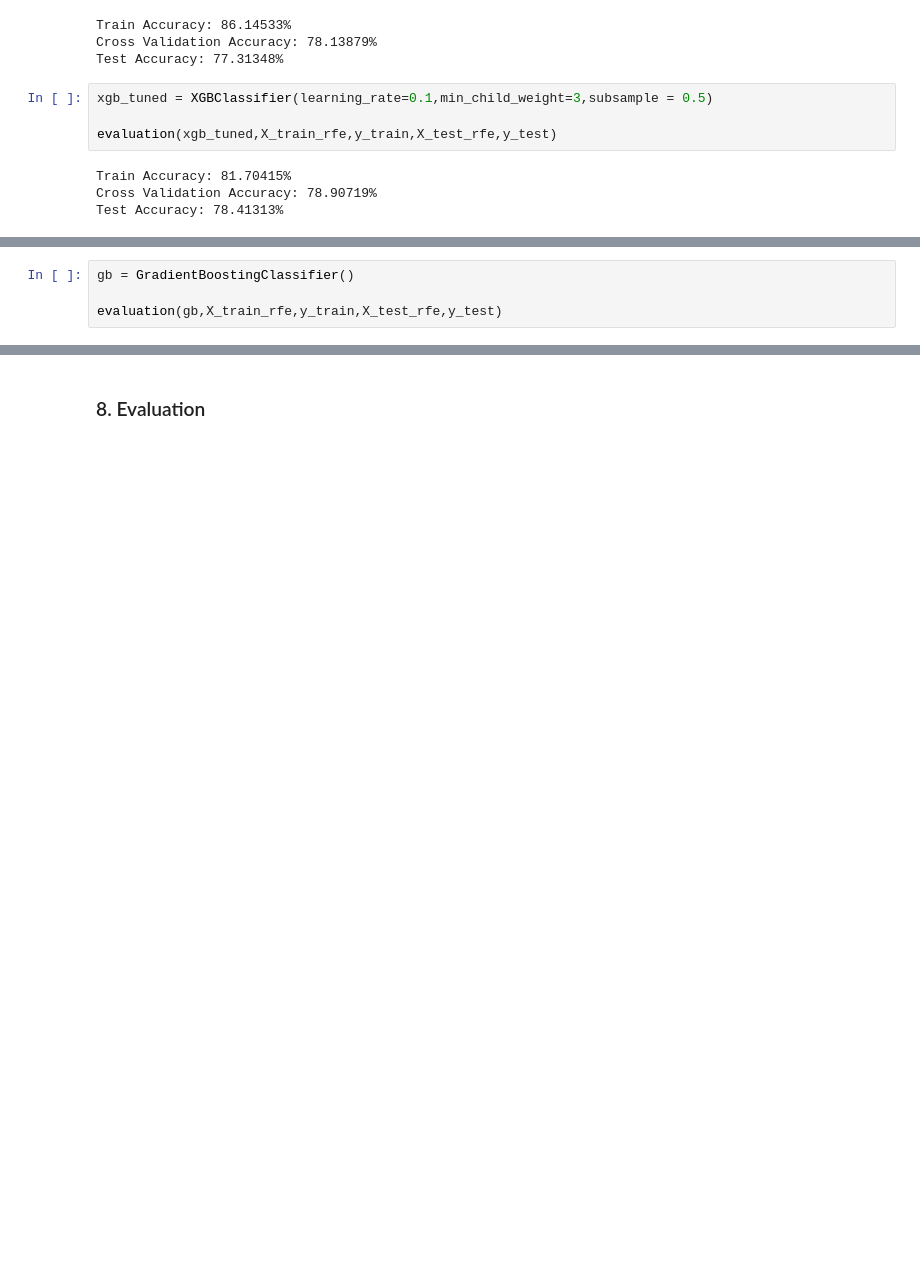
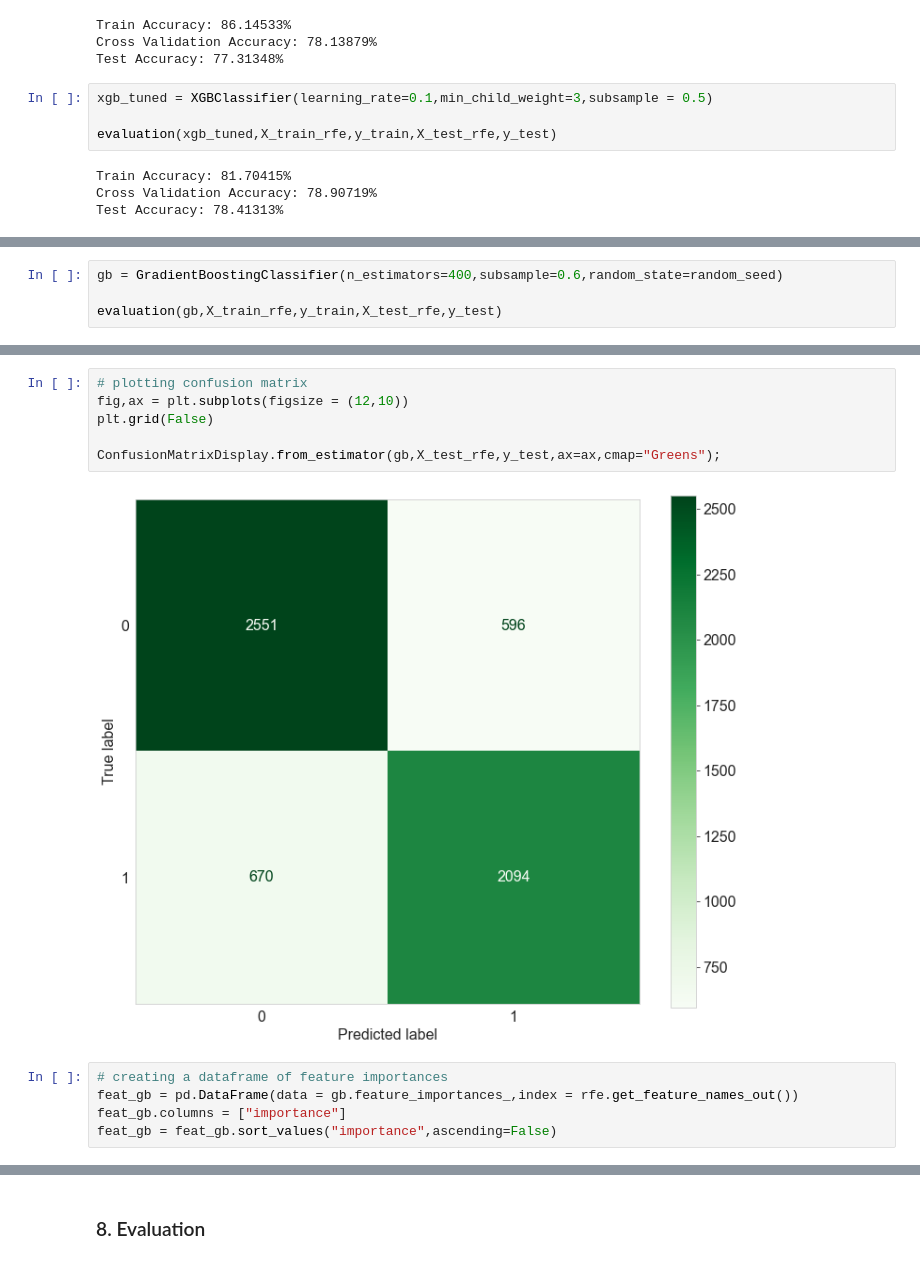
Before and after one commit to ngili/Predicting-H1N1-and-Seasonal-Flu-Vaccinations, a Jupyter notebook: analysis.ipynb, the cells around one changed output, grey strips where cells are left out. Cells and saved outputs as stored; diff of their text form; blank space fills up the shorter version.

```diff
--- a/analysis.ipynb
+++ b/analysis.ipynb
@@ -904,5 +893,5 @@ Test Accuracy: 77.58417%
 # %%
-gb = GradientBoostingClassifier()
+gb = GradientBoostingClassifier(n_estimators=400,subsample=0.6,random_state=random_seed)
 
 evaluation(gb,X_train_rfe,y_train,X_test_rfe,y_test)
 # %% [output]
@@ -916,0 +914,13 @@ Test Accuracy: 77.58417%
+# %%
+# plotting confusion matrix
+fig,ax = plt.subplots(figsize = (12,10))
+plt.grid(False)
+
+ConfusionMatrixDisplay.from_estimator(gb,X_test_rfe,y_test,ax=ax,cmap="Greens");
+# %% [output]
+[figure, added]
+# %%
+# creating a dataframe of feature importances
+feat_gb = pd.DataFrame(data = gb.feature_importances_,index = rfe.get_feature_names_out())
+feat_gb.columns = ["importance"]
+feat_gb = feat_gb.sort_values("importance",ascending=False)
```
Also changed, not shown: parts of 23 cells of this notebook.
